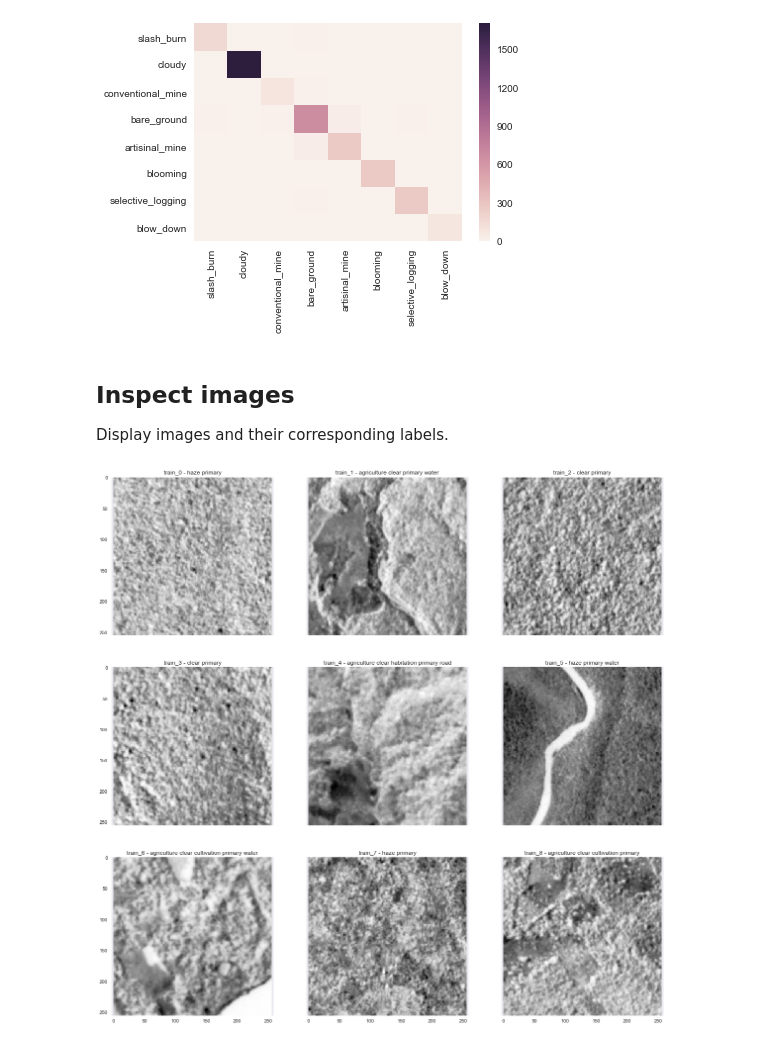
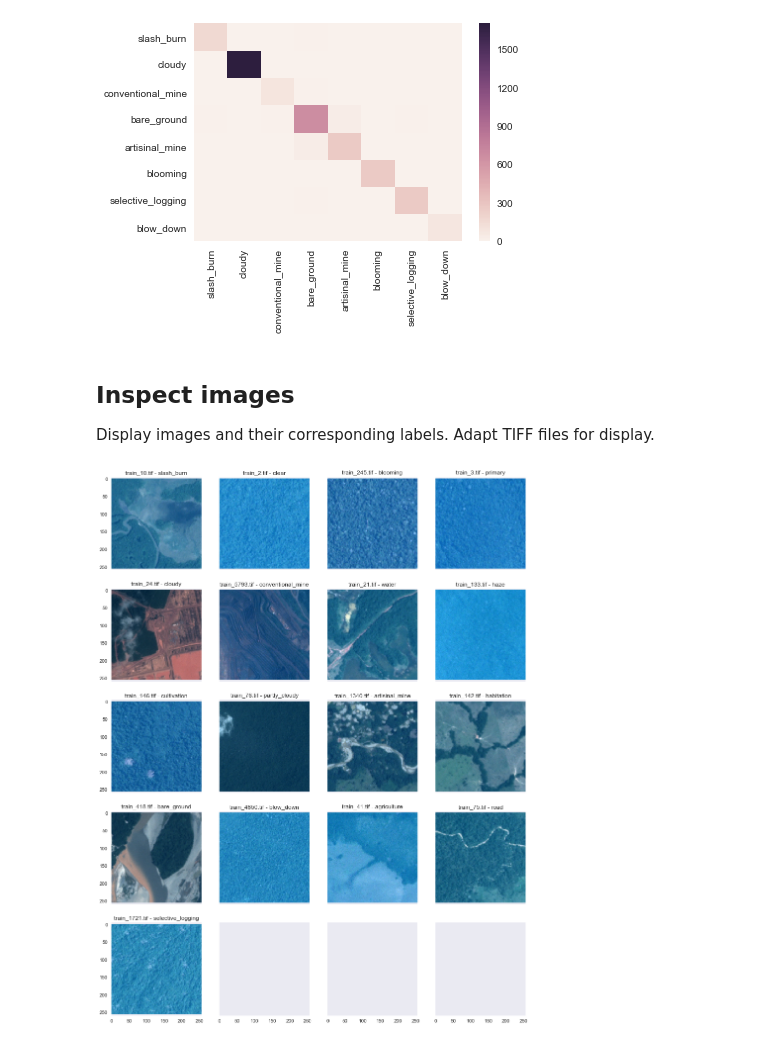
Before and after one commit to JC-Quil/Amazon_from_Space_Deep_Neural_Net, a Jupyter notebook: Amazon_from_space.ipynb, the cells around one changed output. Saved outputs shown, nothing was run; the diff lists cells and outputs as text; code cells hidden in the pictures.

Commit message:
Update image visualization in Jupyter Notebook

```diff
--- a/Amazon_from_space.ipynb
+++ b/Amazon_from_space.ipynb
@@ -147,24 +147,34 @@ make_cooccurence_matrix(rare_labels)
 [figure]
 # %% [markdown]
 ## Inspect images
-Display images and their corresponding labels.
+Display images and their corresponding labels. Adapt TIFF files for display.
-# %%
-import cv2
-
-df_train = pd.read_csv(PLANET_KAGGLE_LABEL_CSV)
-new_style = {'grid': False}
-plt.rc('axes', **new_style)
-_, ax = plt.subplots(3, 3, sharex='col', sharey='row', figsize=(20, 20))
-i = 0
-for f, l in df_train[:9].values:
-    img = cv2.imread('data/train-tif-v2/{}.tif'.format(f), -1)
-    img = img[:,:,3]
-    #ax[i // 3, i % 3].imshow(cv2.cvtColor(img, cv2.COLOR_BGR2RGB))
-    ax[i // 3, i % 3].imshow(img)
-    ax[i // 3, i % 3].set_title('{} - {}'.format(f, l))
-    #ax[i // 4, i % 4].show()
-    i += 1
-
-plt.show()
-# %% [output]
-[figure, removed]
+# %%
+from sklearn.preprocessing import MinMaxScaler
+import cv2
+
+label_set = set(label_list)
+#df_train = pd.read_csv(PLANET_KAGGLE_LABEL_CSV)
+images_title = [df_train[df_train['tags'].str.contains(label)].iloc[i]['image_name'] + '.tif'
+                for i, label in enumerate(label_set)]
+
+new_style = {'grid': False}
+plt.rc('axes', **new_style)
+_, ax = plt.subplots(5, 4, sharex='col', sharey='row', figsize=(15, 20))
+
+for i, (f, l) in enumerate(zip(images_title, label_set)):
+    img = io.imread('data/train-tif-v2/{}'.format(f))
+    bgr = img[:,:,:3]
+    rgb = bgr[:, :, [2,1,0]]
+
+    rescaleIMG = np.reshape(rgb, (-1, 1))
+    scaler = MinMaxScaler(feature_range=(0, 255))
+    rescaleIMG = scaler.fit_transform(rescaleIMG) # .astype(np.float32)
+    img_scaled = (np.reshape(rescaleIMG, rgb.shape)).astype(np.uint8)
+
+    ax[i // 4, i % 4].imshow(img_scaled)
+    ax[i // 4, i % 4].set_title('{} - {}'.format(f, l))
+
+
+plt.show()
+# %% [output]
+[figure, added]
```
